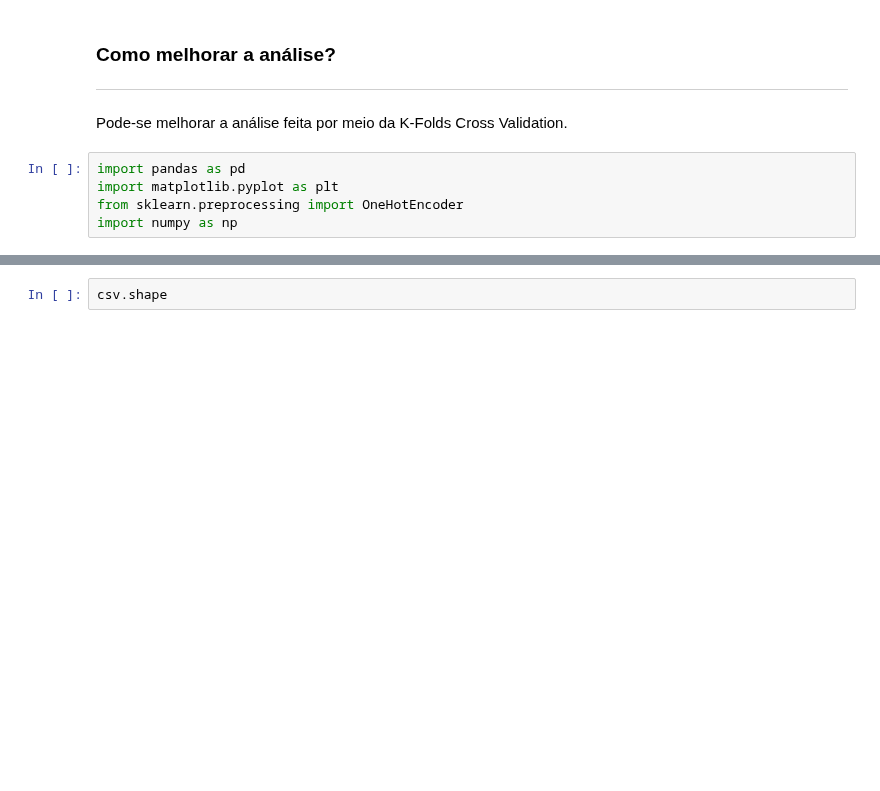
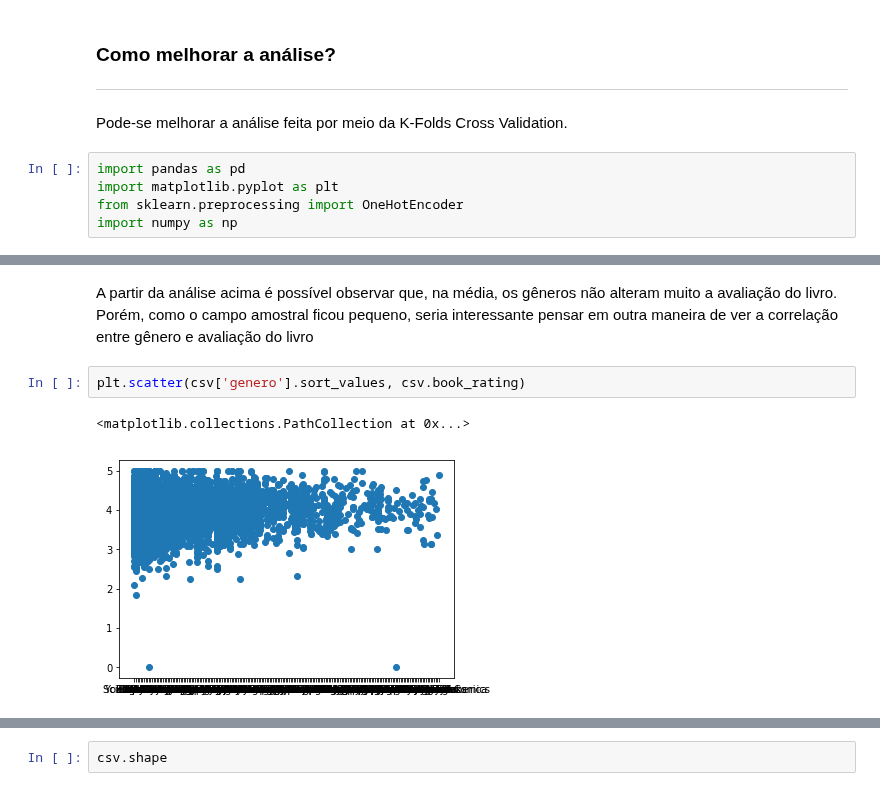
Before and after one commit to PedroHMenezes/PF_Book_rating, a Jupyter notebook: Books.ipynb, the cells around one changed output, grey strips where cells are left out. Saved outputs shown, nothing was run; the diff lists cells and outputs as text; blank space fills up the shorter version.

```diff
--- a/Books.ipynb
+++ b/Books.ipynb
@@ -158,0 +177,7 @@ Name: genero, dtype: int64
+# %% [markdown]
+A partir da análise acima é possível observar que, na média, os gêneros não alteram muito a avaliação do livro. Porém, como o campo amostral ficou pequeno, seria interessante pensar em outra maneira de ver a correlação entre gênero e avaliação do livro
+# %%
+plt.scatter(csv['genero'].sort_values, csv.book_rating)
+# %% [output]
+<matplotlib.collections.PathCollection at 0x...>
+[figure, added]
```
Also changed, not shown: parts of 32 cells of this notebook.
